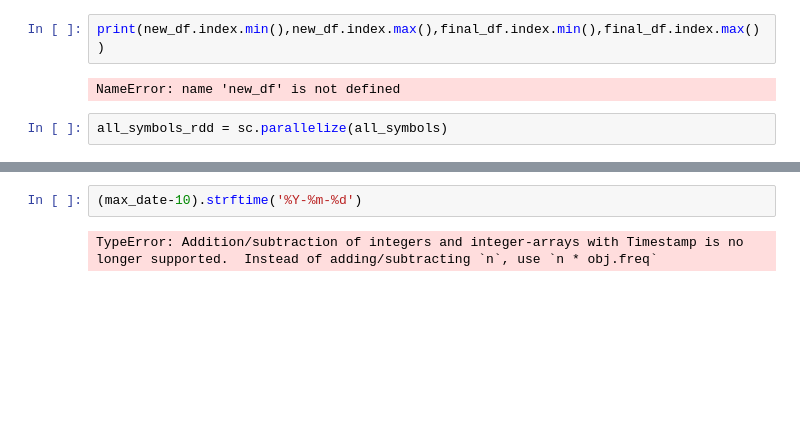
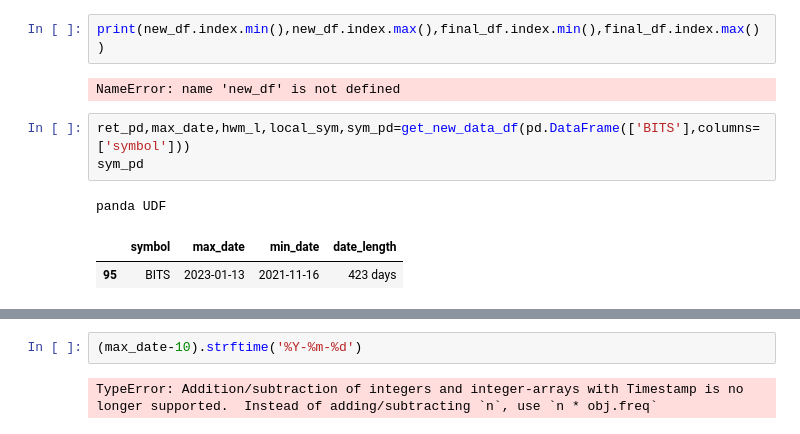
Before and after one commit to aws-samples/quant-research, a Jupyter notebook: src/notebooks/market_data/marketdata_historical.ipynb, the cells around one changed output, grey strips where cells are left out. Drawn from its saved outputs; the diff is of its cells as text; blank space fills up the shorter version.

```diff
--- a/src/notebooks/market_data/marketdata_historical.ipynb
+++ b/src/notebooks/market_data/marketdata_historical.ipynb
@@ -128,5 +130,10 @@ print(new_df.index.min(),new_df.index.max(),final_df.index.min(),final_df.index.
 # %% [output]
 NameError: name 'new_df' is not defined
 # %%
-all_symbols_rdd = sc.parallelize(all_symbols)
+ret_pd,max_date,hwm_l,local_sym,sym_pd=get_new_data_df(pd.DataFrame(['BITS'],columns=['symbol']))
+sym_pd
+# %% [output]
+panda UDF
+|  | symbol | max_date | min_date | date_length |
+| 95 | BITS | 2023-01-13 | 2021-11-16 | 423 days |
 # %%
```
Also changed, not shown: parts of 10 cells of this notebook.
